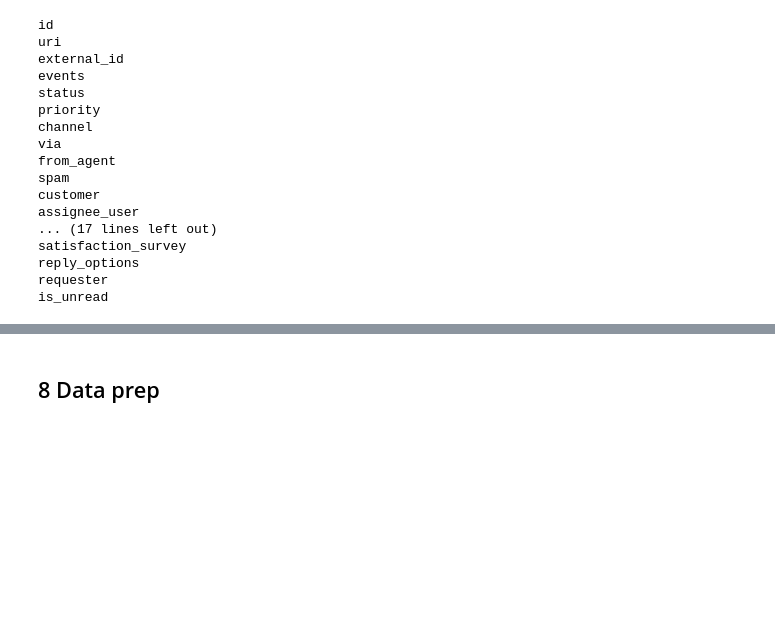
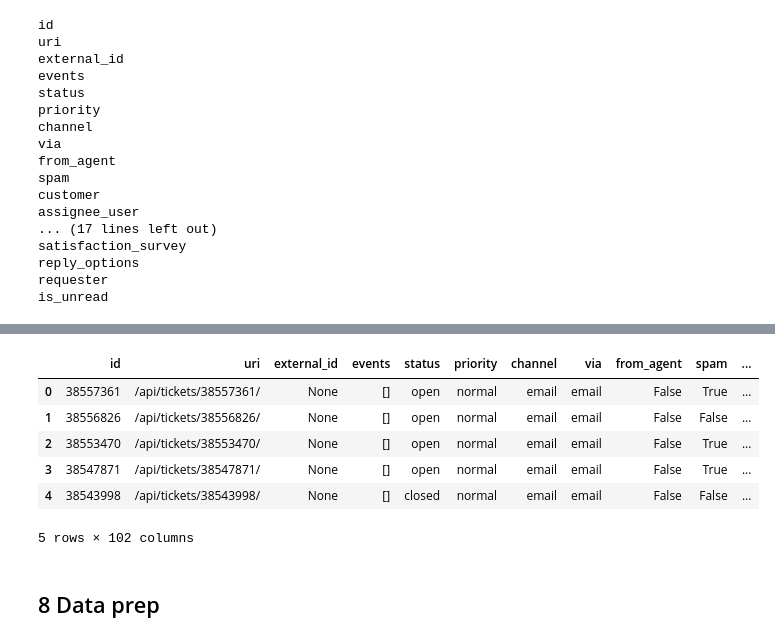
Before and after one commit to DataBySven/customer-service-agent, a Jupyter notebook: analyse/gorgias-tickets-analysis.ipynb, the cells around one changed output, grey strips where cells are left out. Drawn from its saved outputs; the diff is of its cells as text; code cells hidden in the pictures; blank space fills up the shorter version.

Commit message:
Add initial ticket details raw data file

```diff
--- a/analyse/gorgias-tickets-analysis.ipynb
+++ b/analyse/gorgias-tickets-analysis.ipynb
@@ -166,3 +166,26 @@ print(json.dumps(detailed_tickets[0], indent=2, default=str))
   },
   "is_unread": true
 }
+# %%
+import pandas as pd
+import json
+
+# Basis ticket velden + geneste customer/message data
+df_raw  = pd.json_normalize(
+    detailed_tickets,
+    sep="_",  # Separator voor geneste kolommen
+    max_level=2  # Hoeveel niveaus diep te flattenen
+)
+
+df_raw.head()
+
+# # Schrijf naar JSON
+df_raw.to_json("../data/ticket_details_raw.json", orient="records", indent=2, force_ascii=False)
+# %% [output]
+|  | id | uri | external_id | events | status | priority | channel | via | from_agent | spam | ... |
+| 0 | 38557361 | /api/tickets/38557361/ | None | [] | open | normal | email | email | False | True | ... |
+| 1 | 38556826 | /api/tickets/38556826/ | None | [] | open | normal | email | email | False | False | ... |
+| 2 | 38553470 | /api/tickets/38553470/ | None | [] | open | normal | email | email | False | True | ... |
+| 3 | 38547871 | /api/tickets/38547871/ | None | [] | open | normal | email | email | False | True | ... |
+| 4 | 38543998 | /api/tickets/38543998/ | None | [] | closed | normal | email | email | False | False | ... |
+5 rows × 102 columns
```
Also changed, not shown: parts of 5 cells of this notebook, 3 other files.
